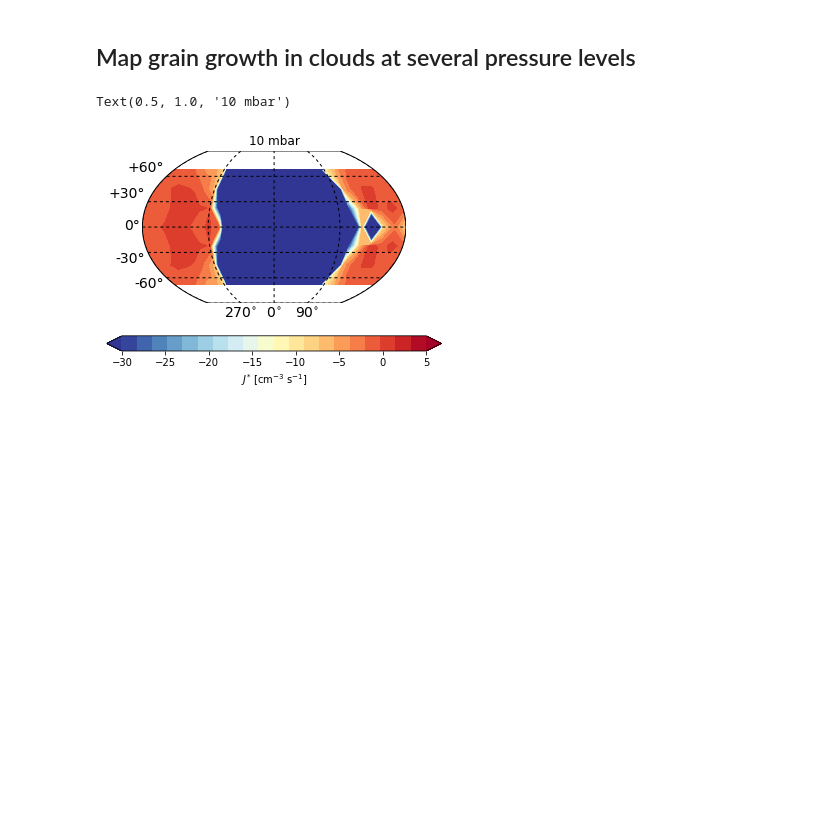
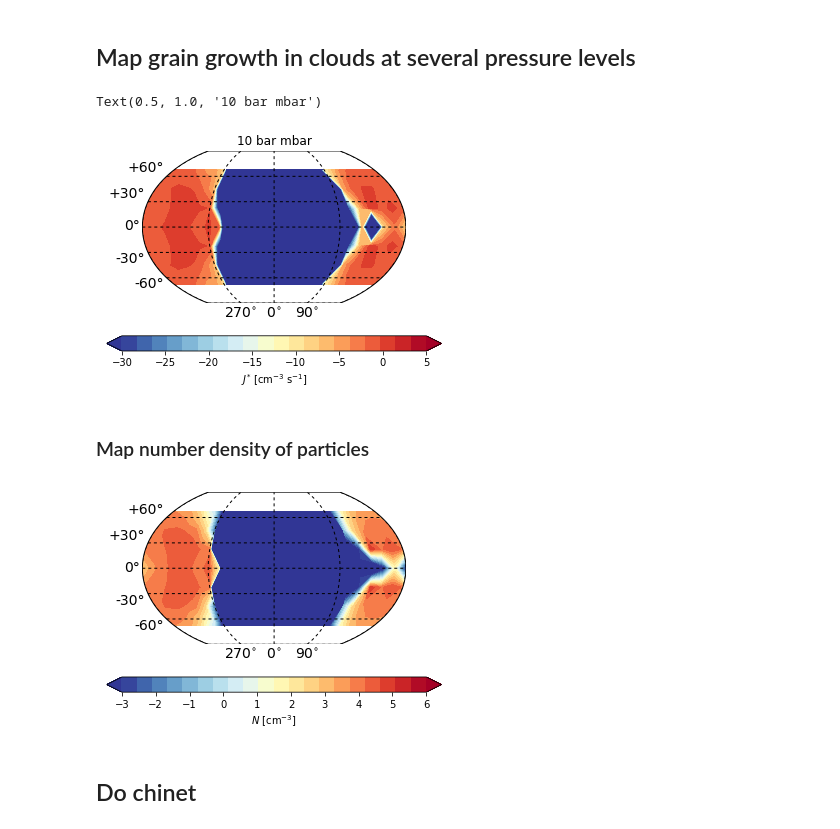
Before and after one commit to eblur/cloudacademyMap, a Jupyter notebook: notebooks/test_map_growth.ipynb, the cells around one changed output. Cells and saved outputs as stored; diff of their text form; code cells hidden in the pictures; blank space fills up the shorter version.

```diff
--- a/notebooks/test_map_growth.ipynb
+++ b/notebooks/test_map_growth.ipynb
@@ -24,16 +27,29 @@ nlev = 21
 log_zmin, log_zmax = -30, 5
 lev  = np.linspace(log_zmin, log_zmax, nlev)
 # %%
-filename  = OUTPUT_DIR + 'jstar_map_{}.pdf'
 valnames  = ['J*_C', 'J*_SiO', 'J*_TiO2']
-P_WANT    = 0.01 # 10 mbar
+P_WANT    = 0.01 * u.bar # 10 mbar
 
-Jstar  = mg.interpolate_pressure_map('nuclea', valnames, P_WANT)
+Jstar  = mg.interpolate_pressure_map('nuclea', valnames, P_WANT.to('dyne/cm^2').value)
 # %%
 _ = mg.map_result(Jstar, lev,
                label=r'$J^{*}$ [cm$^{-3}$ s$^{-1}$]',
                ticks=np.arange(log_zmin, log_zmax+1)[::5])
 plt.title('{:.0f} mbar'.format(P_WANT * 1.e3))
 # %% [output]
-Text(0.5, 1.0, '10 mbar')
+Text(0.5, 1.0, '10 bar mbar')
-[figure, old version]
+[figure, new version]
+# %% [markdown]
+### Map number density of particles
+# %%
+valnames = ['N']
+ndens = mg.interpolate_pressure_map('dist', valnames, P_WANT.to('bar').value)
+# %%
+ndlev = np.linspace(-3, 6, nlev)
+_ = mg.map_result(ndens, ndlev,
+               label=r'$N$ [cm$^{-3}$]',
+               ticks=np.arange(-3, 7))
+# %% [output]
+[figure, added]
+# %% [markdown]
+## Do chinet
```
Also changed, not shown: parts of 4 cells of this notebook, 1 other file.
